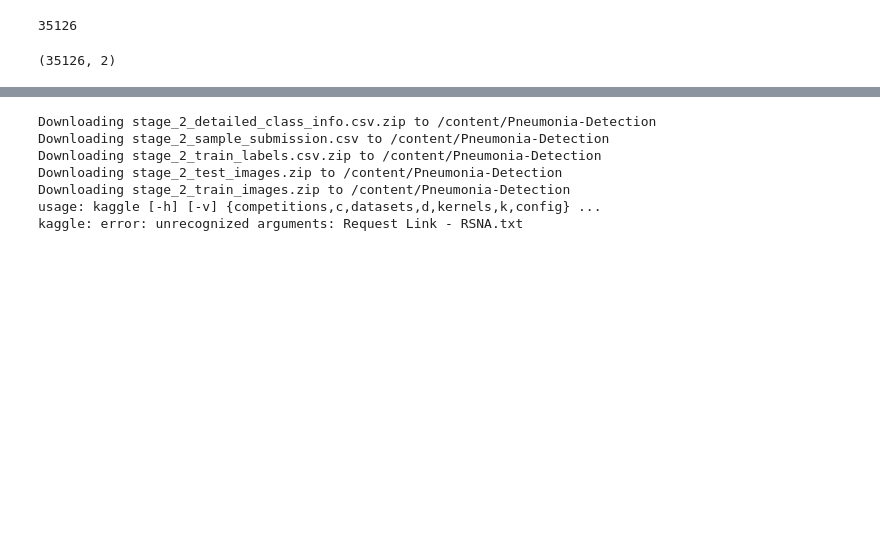
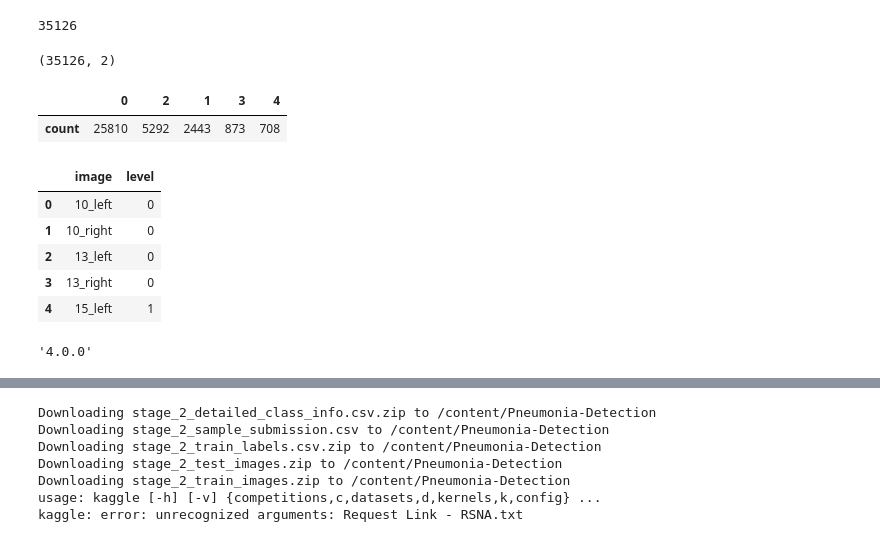
Before and after one commit to AI-Junction/Diabetic-Retinopathy, a Jupyter notebook: DiabeticRetinopathy.ipynb, the cells around one changed output, grey strips where cells are left out. Drawn from its saved outputs; the diff is of its cells as text; code cells hidden in the pictures; blank space fills up the shorter version.

```diff
--- a/DiabeticRetinopathy.ipynb
+++ b/DiabeticRetinopathy.ipynb
@@ -149,3 +133,27 @@ import matplotlib.patches as patches
+# %%
+import os
+import gzip
+import json
+
+import PIL
+
+import numpy as np
+import pandas as pd
+import skimage
+pd.set_option('max_columns', 50)
+pd.set_option('max_rows', 1000)
+
+import matplotlib
+import matplotlib.pyplot as plt
+matplotlib.style.use('ggplot')
+%matplotlib inline
+matplotlib.rcParams['figure.figsize'] = (8, 6)
+
+from pandas.io.parsers import read_csv
+from sklearn.utils import shuffle
+
+from IPython.core.display import display, HTML, Image
+from subprocess import check_output
 # %%
 df = pd.read_csv('/content/Diabetic-Retinopathy/trainLabels.csv')
 # %%
@@ -154,0 +215,5 @@ print(df.shape)
+# %%
+df.level.value_counts().to_frame(name='count').T
+# %% [output]
+|  | 0 | 2 | 1 | 3 | 4 |
+| count | 25810 | 5292 | 2443 | 873 | 708 |
@@ -154,0 +222,9 @@ print(df.shape)
+# %%
+df.head()
+# %% [output]
+|  | image | level |
+| 0 | 10_left | 0 |
+| 1 | 10_right | 0 |
+| 2 | 13_left | 0 |
+| 3 | 13_right | 0 |
+| 4 | 15_left | 1 |
@@ -154,0 +233,4 @@ print(df.shape)
+# %%
+PIL.__version__
+# %% [output]
+'4.0.0'
```
Also changed, not shown: parts of 9 cells of this notebook.
